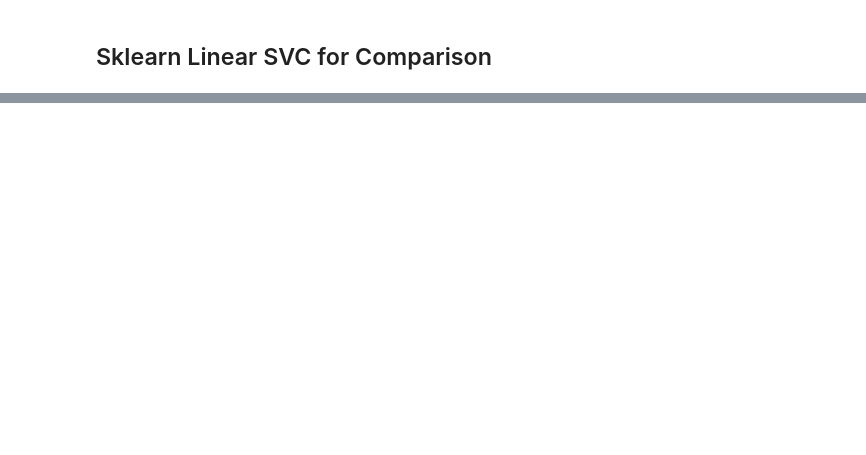
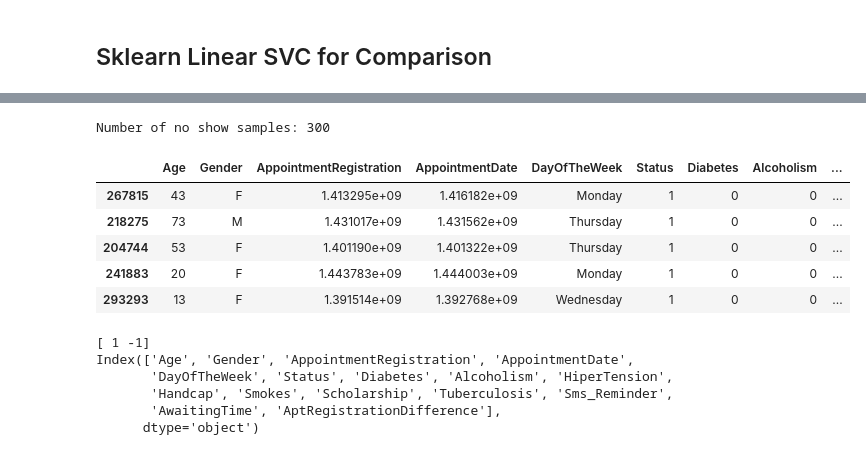
Before and after one commit to bcooper94/AdvancedDataMining, a Jupyter notebook: SVM.ipynb, the cells around one changed output, grey strips where cells are left out. Drawn from its saved outputs; the diff is of its cells as text; code cells hidden in the pictures; blank space fills up the shorter version.

```diff
--- a/SVM.ipynb
+++ b/SVM.ipynb
@@ -220,0 +319,37 @@ Precision=0.98125, recall=0.9691358024691358, F1=0.9751552795031055
+# %%
+def convertTime(timeStr):
+    return time.mktime(datetime.datetime.strptime(timeStr, '%Y-%m-%dT%H:%M:%SZ').timetuple())
+
+noShows = pd.read_csv('data/No-show-Issue-Comma-300k.csv',
+                     converters={'AppointmentRegistration': convertTime,
+                                'ApointmentData': convertTime}).sample(n=300)
+print('Number of no show samples:', len(noShows))
+noShows.rename(columns={'ApointmentData': 'AppointmentDate', 'Alcoolism': 'Alcoholism'}, inplace=True)
+noShows.loc[noShows['Status'] == 'Show-Up', 'Status'] = 1
+noShows.loc[noShows['Status'] == 'No-Show', 'Status'] = -1
+noShows['Status'] = noShows['Status'].astype(int)
+noShows['AptRegistrationDifference'] = noShows.AppointmentDate - noShows.AppointmentRegistration
+display(noShows.head())
+print(noShows.Status.unique())
+print(noShows.columns)
+
+mask = np.random.rand(len(noShows)) < 0.8
+xCols = ['Age', 'AptRegistrationDifference']
+
+train, test = noShows[mask], noShows[~mask]
+xTrain, xTest = train[xCols], test[xCols]
+yTrain, yTest = train['Status'], test['Status']
+# %% [output]
+Number of no show samples: 300
+|  | Age | Gender | AppointmentRegistration | AppointmentDate | DayOfTheWeek | Status | Diabetes | Alcoholism | ... |
+| 267815 | 43 | F | 1.413295e+09 | 1.416182e+09 | Monday | 1 | 0 | 0 | ... |
+| 218275 | 73 | M | 1.431017e+09 | 1.431562e+09 | Thursday | 1 | 0 | 0 | ... |
+| 204744 | 53 | F | 1.401190e+09 | 1.401322e+09 | Thursday | 1 | 0 | 0 | ... |
+| 241883 | 20 | F | 1.443783e+09 | 1.444003e+09 | Monday | 1 | 0 | 0 | ... |
+| 293293 | 13 | F | 1.391514e+09 | 1.392768e+09 | Wednesday | 1 | 0 | 0 | ... |
+[ 1 -1]
+Index(['Age', 'Gender', 'AppointmentRegistration', 'AppointmentDate',
+       'DayOfTheWeek', 'Status', 'Diabetes', 'Alcoholism', 'HiperTension',
+       'Handcap', 'Smokes', 'Scholarship', 'Tuberculosis', 'Sms_Reminder',
+       'AwaitingTime', 'AptRegistrationDifference'],
+      dtype='object')
```
Also changed, not shown: parts of 15 cells of this notebook.
